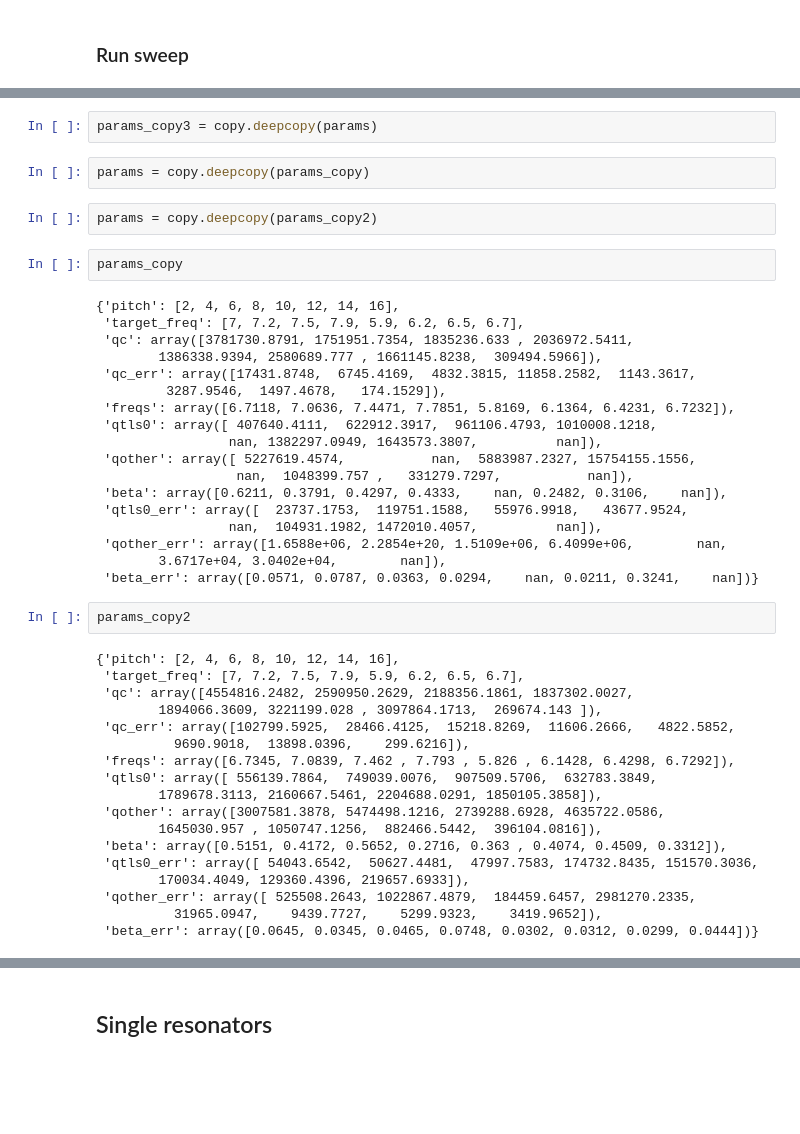
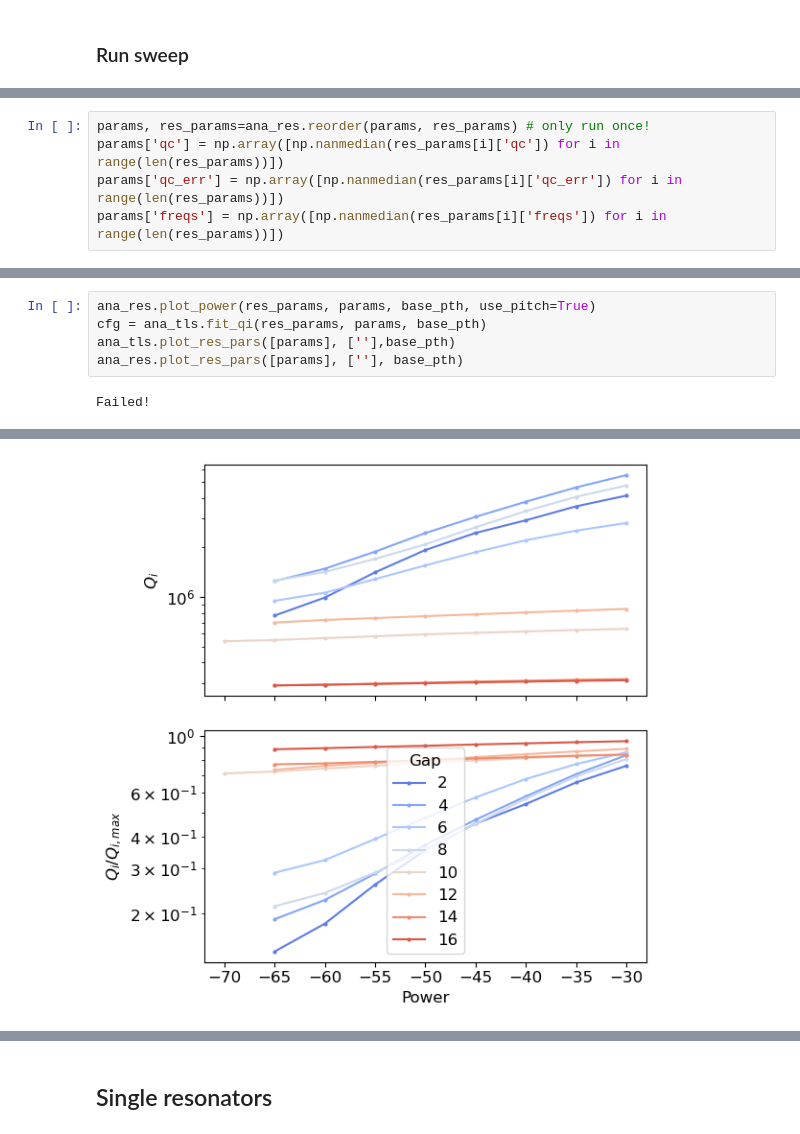
Before and after one commit to eesh-gupta/scresonators, a Jupyter notebook: fit_resonator/res_temp_sweep_ref.ipynb, the cells around one changed output, grey strips where cells are left out. Drawn from its saved outputs; the diff is of its cells as text; blank space fills up the shorter version.

```diff
--- a/fit_resonator/res_temp_sweep_ref.ipynb
+++ b/fit_resonator/res_temp_sweep_ref.ipynb
@@ -384 +154,6 @@ fig.savefig(base_pth +res_name+  '_params.png', dpi=300)
+# %%
+params, res_params=ana_res.reorder(params, res_params) # only run once!
+params['qc'] = np.array([np.nanmedian(res_params[i]['qc']) for i in range(len(res_params))])
+params['qc_err'] = np.array([np.nanmedian(res_params[i]['qc_err']) for i in range(len(res_params))])
+params['freqs'] = np.array([np.nanmedian(res_params[i]['freqs']) for i in range(len(res_params))])
 # %% [markdown]
@@ -539,46 +161,7 @@ params_copy = copy.deepcopy(params)
-# %%
-params_copy3 = copy.deepcopy(params)
-# %%
-params = copy.deepcopy(params_copy)
-# %%
-params = copy.deepcopy(params_copy2)
-# %%
-params_copy
-# %% [output]
-{'pitch': [2, 4, 6, 8, 10, 12, 14, 16],
- 'target_freq': [7, 7.2, 7.5, 7.9, 5.9, 6.2, 6.5, 6.7],
- 'qc': array([3781730.8791, 1751951.7354, 1835236.633 , 2036972.5411,
-        1386338.9394, 2580689.777 , 1661145.8238,  309494.5966]),
- 'qc_err': array([17431.8748,  6745.4169,  4832.3815, 11858.2582,  1143.3617,
-         3287.9546,  1497.4678,   174.1529]),
- 'freqs': array([6.7118, 7.0636, 7.4471, 7.7851, 5.8169, 6.1364, 6.4231, 6.7232]),
- 'qtls0': array([ 407640.4111,  622912.3917,  961106.4793, 1010008.1218,
-                 nan, 1382297.0949, 1643573.3807,          nan]),
- 'qother': array([ 5227619.4574,           nan,  5883987.2327, 15754155.1556,
-                  nan,  1048399.757 ,   331279.7297,           nan]),
- 'beta': array([0.6211, 0.3791, 0.4297, 0.4333,    nan, 0.2482, 0.3106,    nan]),
- 'qtls0_err': array([  23737.1753,  119751.1588,   55976.9918,   43677.9524,
-                 nan,  104931.1982, 1472010.4057,          nan]),
- 'qother_err': array([1.6588e+06, 2.2854e+20, 1.5109e+06, 6.4099e+06,        nan,
-        3.6717e+04, 3.0402e+04,        nan]),
- 'beta_err': array([0.0571, 0.0787, 0.0363, 0.0294,    nan, 0.0211, 0.3241,    nan])}
-# %%
-params_copy2
-# %% [output]
-{'pitch': [2, 4, 6, 8, 10, 12, 14, 16],
- 'target_freq': [7, 7.2, 7.5, 7.9, 5.9, 6.2, 6.5, 6.7],
- 'qc': array([4554816.2482, 2590950.2629, 2188356.1861, 1837302.0027,
-        1894066.3609, 3221199.028 , 3097864.1713,  269674.143 ]),
- 'qc_err': array([102799.5925,  28466.4125,  15218.8269,  11606.2666,   4822.5852,
-          9690.9018,  13898.0396,    299.6216]),
- 'freqs': array([6.7345, 7.0839, 7.462 , 7.793 , 5.826 , 6.1428, 6.4298, 6.7292]),
- 'qtls0': array([ 556139.7864,  749039.0076,  907509.5706,  632783.3849,
-        1789678.3113, 2160667.5461, 2204688.0291, 1850105.3858]),
- 'qother': array([3007581.3878, 5474498.1216, 2739288.6928, 4635722.0586,
-        1645030.957 , 1050747.1256,  882466.5442,  396104.0816]),
- 'beta': array([0.5151, 0.4172, 0.5652, 0.2716, 0.363 , 0.4074, 0.4509, 0.3312]),
- 'qtls0_err': array([ 54043.6542,  50627.4481,  47997.7583, 174732.8435, 151570.3036,
-        170034.4049, 129360.4396, 219657.6933]),
- 'qother_err': array([ 525508.2643, 1022867.4879,  184459.6457, 2981270.2335,
-          31965.0947,    9439.7727,    5299.9323,    3419.9652]),
- 'beta_err': array([0.0645, 0.0345, 0.0465, 0.0748, 0.0302, 0.0312, 0.0299, 0.0444])}
+# %%
+ana_res.plot_power(res_params, params, base_pth, use_pitch=True)
+cfg = ana_tls.fit_qi(res_params, params, base_pth)
+ana_tls.plot_res_pars([params], [''],base_pth)
+ana_res.plot_res_pars([params], [''], base_pth)
+# %% [output]
+Failed!
@@ -584,0 +169 @@ params_copy2
+[figure, added]
```
Also changed, not shown: parts of 31 cells of this notebook, 2 other files.
